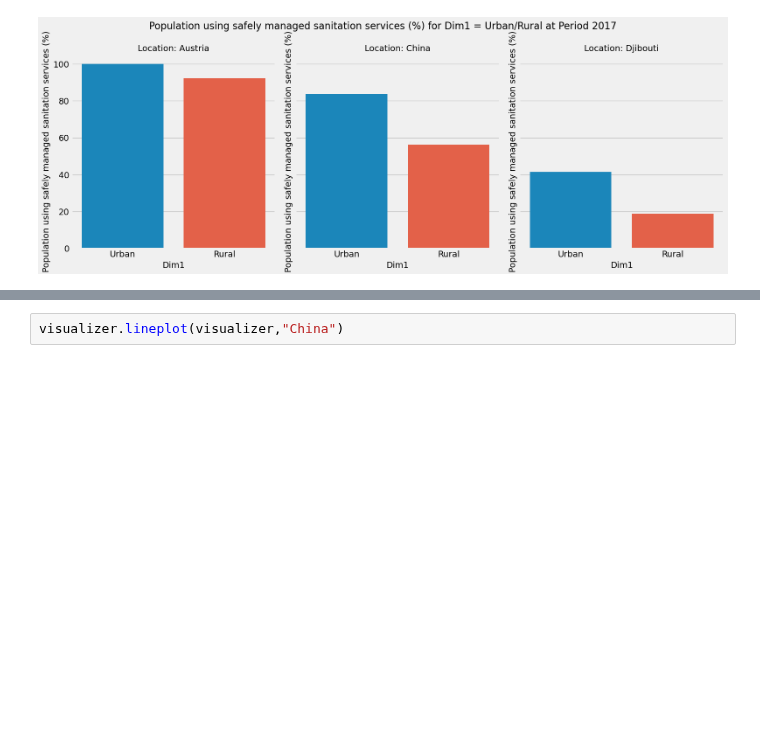
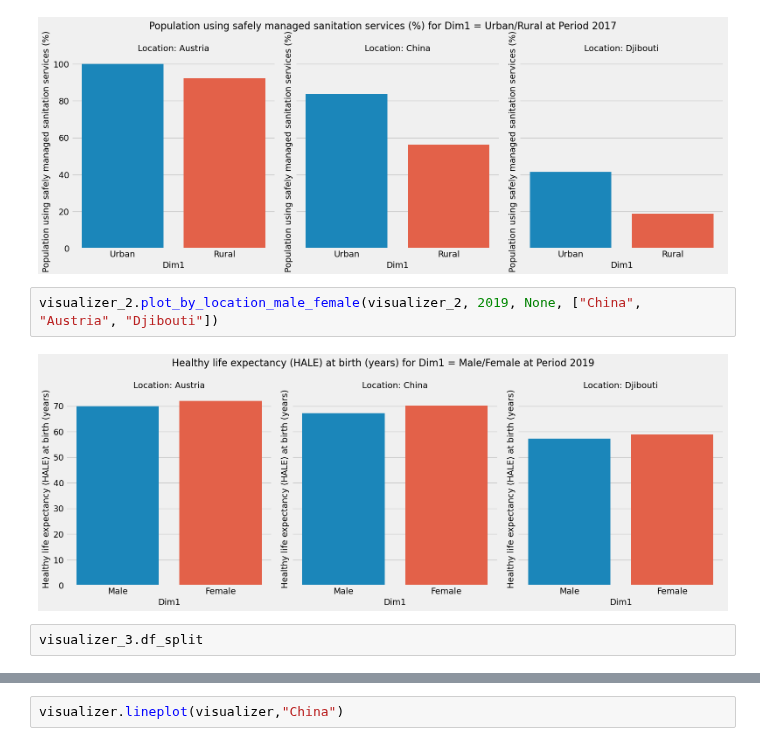
Before and after one commit to violetbi/sds-271-fp, a Jupyter notebook: example.ipynb, the cells around one changed output, grey strips where cells are left out. Drawn from its saved outputs; the diff is of its cells as text; blank space fills up the shorter version.

```diff
--- a/example.ipynb
+++ b/example.ipynb
@@ -44,3 +25,9 @@ visualizer.data.head()
 visualizer.plot_by_location(visualizer,2017, None, ["China","Austria","Djibouti"])
 # %% [output]
 [figure]
+# %%
+visualizer_2.plot_by_location_male_female(visualizer_2, 2019, None, ["China", "Austria", "Djibouti"])
+# %% [output]
+[figure, added]
+# %%
+visualizer_3.df_split
```
Also changed, not shown: parts of 5 cells of this notebook.
